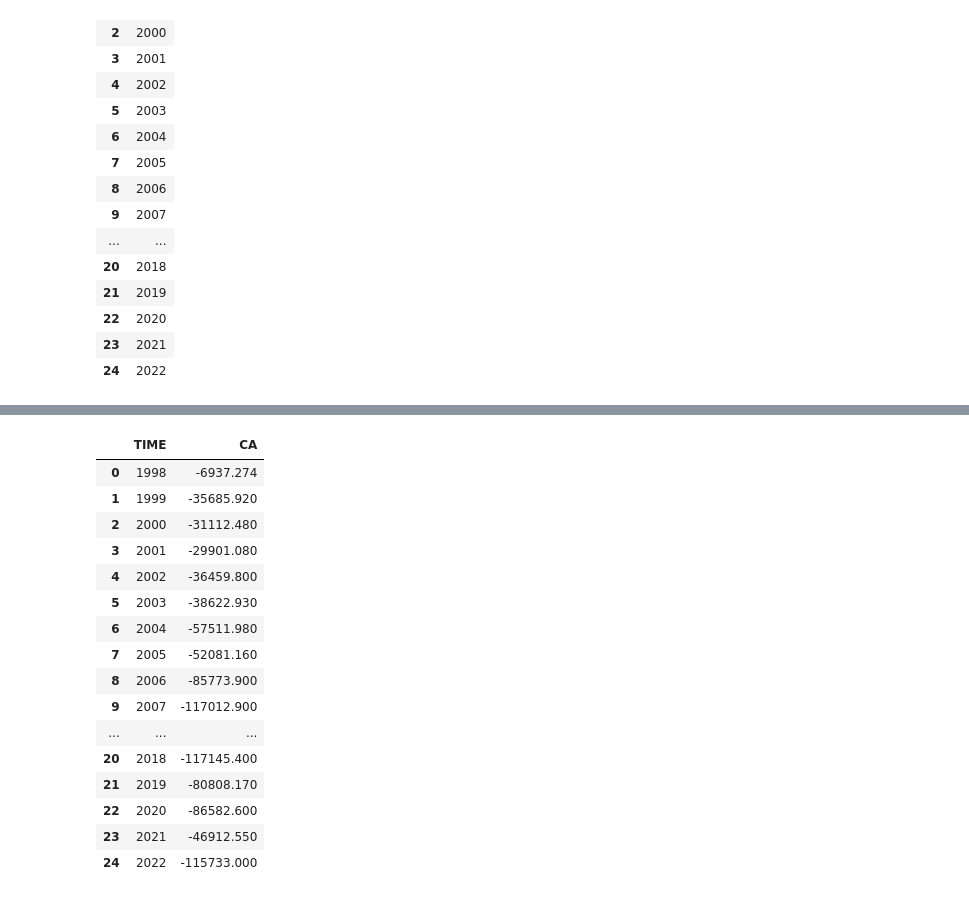
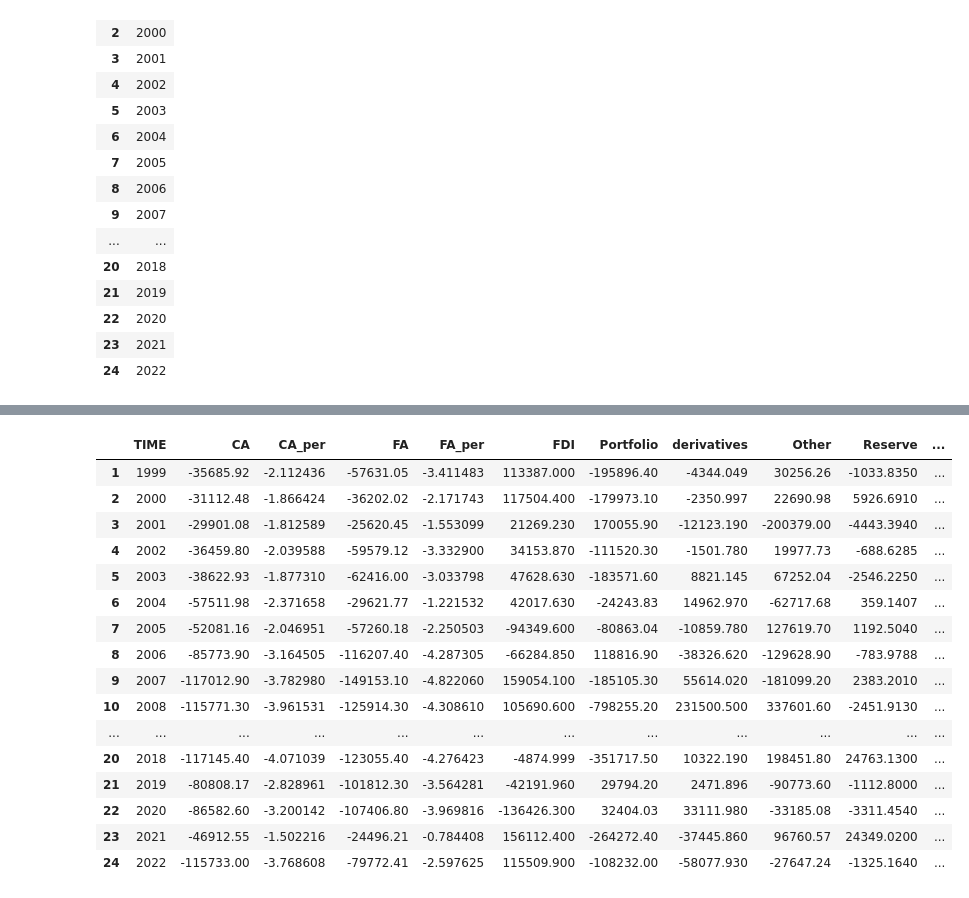
Before and after one commit to boyu571/Personal-Studies, a Jupyter notebook: Macro week8 HW.ipynb, the cells around one changed output, grey strips where cells are left out. Saved outputs shown, nothing was run; the diff lists cells and outputs as text; code cells hidden in the pictures.

```diff
--- a/Macro week8 HW.ipynb
+++ b/Macro week8 HW.ipynb
@@ -97,6 +95,6 @@ Portfolio_liabilities.columns = ["TIME", "Portfolio_liabilities"]
 # %%
 from functools import reduce
 # %%
-data_list = [CA, FA, FDI, Portfolio, derivatives, Other, Reserve, FDI_assets, FDI_liabilities, Portfolio_assets, Portfolio_liabilities]
+data_list = [CA, CA_per, FA, FDI, Portfolio, derivatives, Other, Reserve, FDI_assets, FDI_liabilities, Portfolio_assets, Portfolio_liabilities]
 df_total = reduce(lambda x, y : pd.merge(x,y,on='TIME'), data_list)
 # %%
@@ -104,20 +102,20 @@ df_total.to_csv('dataset1.csv')
-# %%
-CA
-# %% [output]
-|  | TIME | CA |
-| 0 | 1998 | -6937.274 |
-| 1 | 1999 | -35685.920 |
-| 2 | 2000 | -31112.480 |
-| 3 | 2001 | -29901.080 |
-| 4 | 2002 | -36459.800 |
-| 5 | 2003 | -38622.930 |
-| 6 | 2004 | -57511.980 |
-| 7 | 2005 | -52081.160 |
-| 8 | 2006 | -85773.900 |
-| 9 | 2007 | -117012.900 |
-| ... | ... | ... |
-| 20 | 2018 | -117145.400 |
-| 21 | 2019 | -80808.170 |
-| 22 | 2020 | -86582.600 |
-| 23 | 2021 | -46912.550 |
-| 24 | 2022 | -115733.000 |
+# %%
+df_total
+# %% [output]
+|  | TIME | CA | CA_per | FA | FA_per | FDI | Portfolio | derivatives | Other | Reserve | ... |
+| 1 | 1999 | -35685.92 | -2.112436 | -57631.05 | -3.411483 | 113387.000 | -195896.40 | -4344.049 | 30256.26 | -1033.8350 | ... |
+| 2 | 2000 | -31112.48 | -1.866424 | -36202.02 | -2.171743 | 117504.400 | -179973.10 | -2350.997 | 22690.98 | 5926.6910 | ... |
+| 3 | 2001 | -29901.08 | -1.812589 | -25620.45 | -1.553099 | 21269.230 | 170055.90 | -12123.190 | -200379.00 | -4443.3940 | ... |
+| 4 | 2002 | -36459.80 | -2.039588 | -59579.12 | -3.332900 | 34153.870 | -111520.30 | -1501.780 | 19977.73 | -688.6285 | ... |
+| 5 | 2003 | -38622.93 | -1.877310 | -62416.00 | -3.033798 | 47628.630 | -183571.60 | 8821.145 | 67252.04 | -2546.2250 | ... |
+| 6 | 2004 | -57511.98 | -2.371658 | -29621.77 | -1.221532 | 42017.630 | -24243.83 | 14962.970 | -62717.68 | 359.1407 | ... |
+| 7 | 2005 | -52081.16 | -2.046951 | -57260.18 | -2.250503 | -94349.600 | -80863.04 | -10859.780 | 127619.70 | 1192.5040 | ... |
+| 8 | 2006 | -85773.90 | -3.164505 | -116207.40 | -4.287305 | -66284.850 | 118816.90 | -38326.620 | -129628.90 | -783.9788 | ... |
+| 9 | 2007 | -117012.90 | -3.782980 | -149153.10 | -4.822060 | 159054.100 | -185105.30 | 55614.020 | -181099.20 | 2383.2010 | ... |
+| 10 | 2008 | -115771.30 | -3.961531 | -125914.30 | -4.308610 | 105690.600 | -798255.20 | 231500.500 | 337601.60 | -2451.9130 | ... |
+| ... | ... | ... | ... | ... | ... | ... | ... | ... | ... | ... | ... |
+| 20 | 2018 | -117145.40 | -4.071039 | -123055.40 | -4.276423 | -4874.999 | -351717.50 | 10322.190 | 198451.80 | 24763.1300 | ... |
+| 21 | 2019 | -80808.17 | -2.828961 | -101812.30 | -3.564281 | -42191.960 | 29794.20 | 2471.896 | -90773.60 | -1112.8000 | ... |
+| 22 | 2020 | -86582.60 | -3.200142 | -107406.80 | -3.969816 | -136426.300 | 32404.03 | 33111.980 | -33185.08 | -3311.4540 | ... |
+| 23 | 2021 | -46912.55 | -1.502216 | -24496.21 | -0.784408 | 156112.400 | -264272.40 | -37445.860 | 96760.57 | 24349.0200 | ... |
+| 24 | 2022 | -115733.00 | -3.768608 | -79772.41 | -2.597625 | 115509.900 | -108232.00 | -58077.930 | -27647.24 | -1325.1640 | ... |
```
Also changed, not shown: parts of 6 cells of this notebook, 1 other file.
